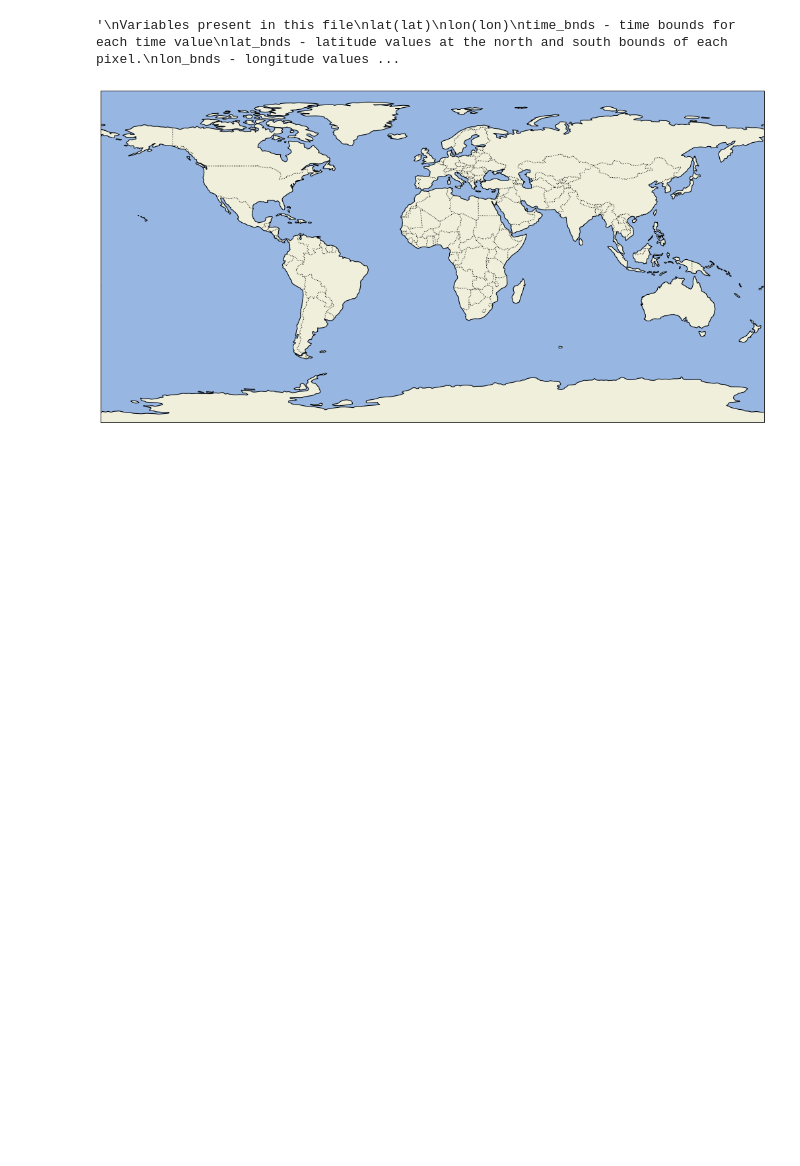
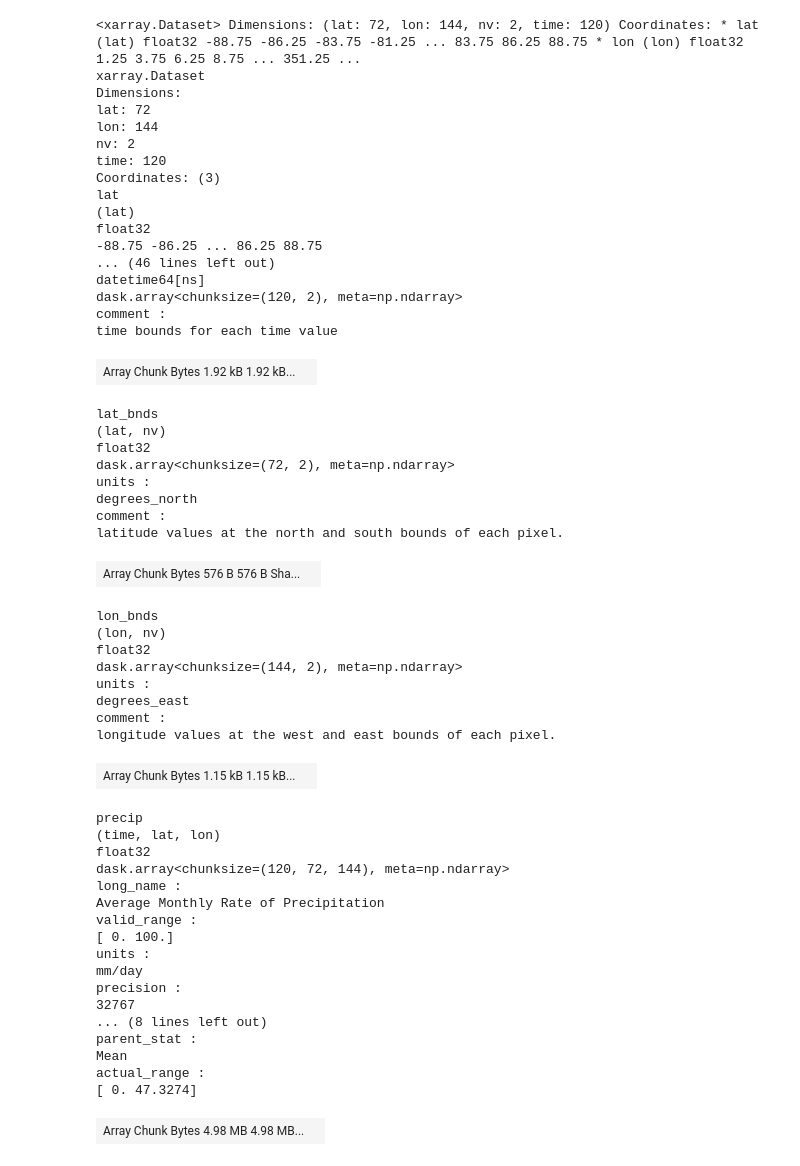
Before and after one commit to rghoshal18/ugpcode, a Jupyter notebook: precip_note.ipynb, the cells around one changed output. Saved outputs shown, nothing was run; the diff lists cells and outputs as text; code cells hidden in the pictures; blank space fills up the shorter version.

```diff
--- a/precip_note.ipynb
+++ b/precip_note.ipynb
@@ -9,14 +8,0 @@ import time
-# %%
-ds = xr.open_mfdataset("precip.mon.mean.nc")
-'''
-Variables present in this file
-lat(lat)
-lon(lon)
-time_bnds - time bounds for each time value
-lat_bnds - latitude values at the north and south bounds of each pixel.
-lon_bnds - longitude values at the west and east bounds of each pixel.
-precip(time, lat, lon) - Average Monthly Rate of Precipitation
-time
-'''
-# %% [output]
-'\nVariables present in this file\nlat(lat)\nlon(lon)\ntime_bnds - time bounds for each time value\nlat_bnds - latitude values at the north and south bounds of each pixel.\nlon_bnds - longitude values ...
@@ -23,6 +17,6 @@ time
 # %%
 def make_figure():
-    fig = plt.figure(figsize=(18, 13))
+    fig = plt.figure(figsize=(20, 10))
     ax = fig.add_subplot(1, 1, 1, projection=ccrs.PlateCarree())
 
     # generate a basemap with country borders, oceans and coastlines
@@ -31,7 +25,3 @@ def make_figure():
     ax.add_feature(cfeat.COASTLINE)
     ax.add_feature(cfeat.BORDERS, linestyle='dotted')
     return fig, ax
-
-make_figure();
-# %% [output]
-[figure, removed]
@@ -40,0 +28,60 @@ times = area.time
+# %%
+# Selecting 10 years data from 1993 - 2002
+
+area = ds.sel(time = slice("1993-01-01" , "2002-12-31"))
+area
+# %% [output]
+<xarray.Dataset> Dimensions: (lat: 72, lon: 144, nv: 2, time: 120) Coordinates: * lat (lat) float32 -88.75 -86.25 -83.75 -81.25 ... 83.75 86.25 88.75 * lon (lon) float32 1.25 3.75 6.25 8.75 ... 351.25 ...
+xarray.Dataset
+Dimensions:
+lat: 72
+lon: 144
+nv: 2
+time: 120
+Coordinates: (3)
+lat
+(lat)
+float32
+-88.75 -86.25 ... 86.25 88.75
+... (46 lines left out)
+datetime64[ns]
+dask.array<chunksize=(120, 2), meta=np.ndarray>
+comment :
+time bounds for each time value
+| Array Chunk Bytes 1.92 kB 1.92 kB... |  |
+lat_bnds
+(lat, nv)
+float32
+dask.array<chunksize=(72, 2), meta=np.ndarray>
+units :
+degrees_north
+comment :
+latitude values at the north and south bounds of each pixel.
+| Array Chunk Bytes 576 B 576 B Sha... |  |
+lon_bnds
+(lon, nv)
+float32
+dask.array<chunksize=(144, 2), meta=np.ndarray>
+units :
+degrees_east
+comment :
+longitude values at the west and east bounds of each pixel.
+| Array Chunk Bytes 1.15 kB 1.15 kB... |  |
+precip
+(time, lat, lon)
+float32
+dask.array<chunksize=(120, 72, 144), meta=np.ndarray>
+long_name :
+Average Monthly Rate of Precipitation
+valid_range :
+[ 0. 100.]
+units :
+mm/day
+precision :
+32767
+... (8 lines left out)
+parent_stat :
+Mean
+actual_range :
+[ 0. 47.3274]
+| Array Chunk Bytes 4.98 MB 4.98 MB... |  |
```
Also changed, not shown: parts of 7 cells of this notebook, 9 other files.
